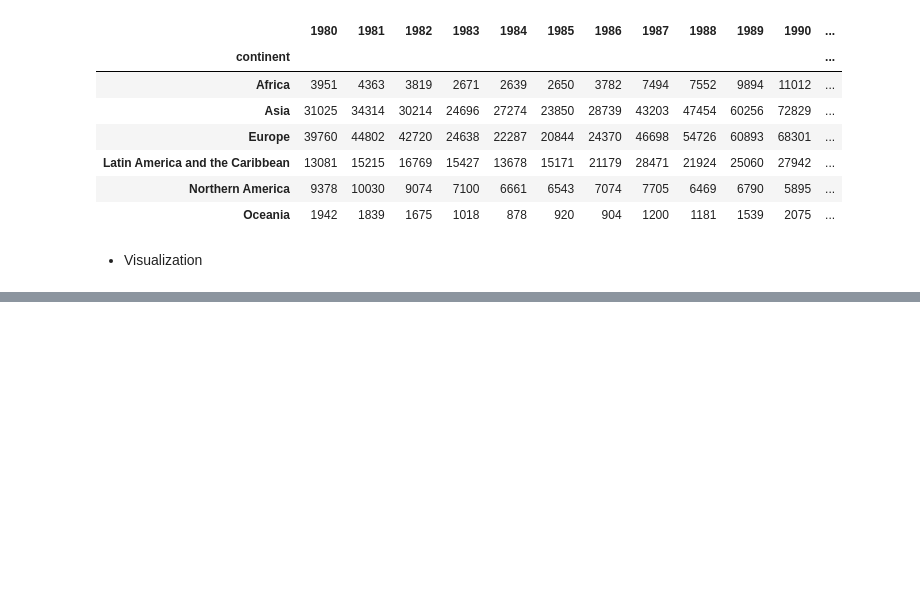
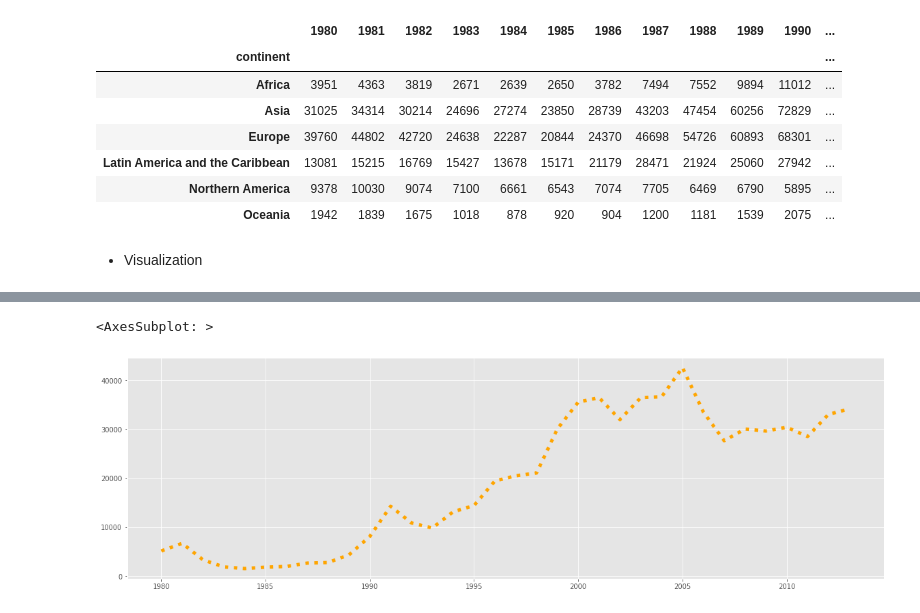
Before and after one commit to Shalini-118/python-digipodium, a Jupyter notebook: data science/data_analytics4.ipynb, the cells around one changed output, grey strips where cells are left out. Cells and saved outputs as stored; diff of their text form; code cells hidden in the pictures; blank space fills up the shorter version.

Commit message:
map_visualisation

```diff
--- a/data science/data_analytics4.ipynb
+++ b/data science/data_analytics4.ipynb
@@ -154,0 +197,5 @@ continent_df.style.text_gradient(cmap='rainbow')
+# %%
+df.loc['China',years].plot(kind='line',figsize=(20,6),linewidth=5,linestyle=':',color='orange')
+# %% [output]
+<AxesSubplot: >
+[figure, added]
```
Also changed, not shown: parts of 22 cells of this notebook, 1 other file.
